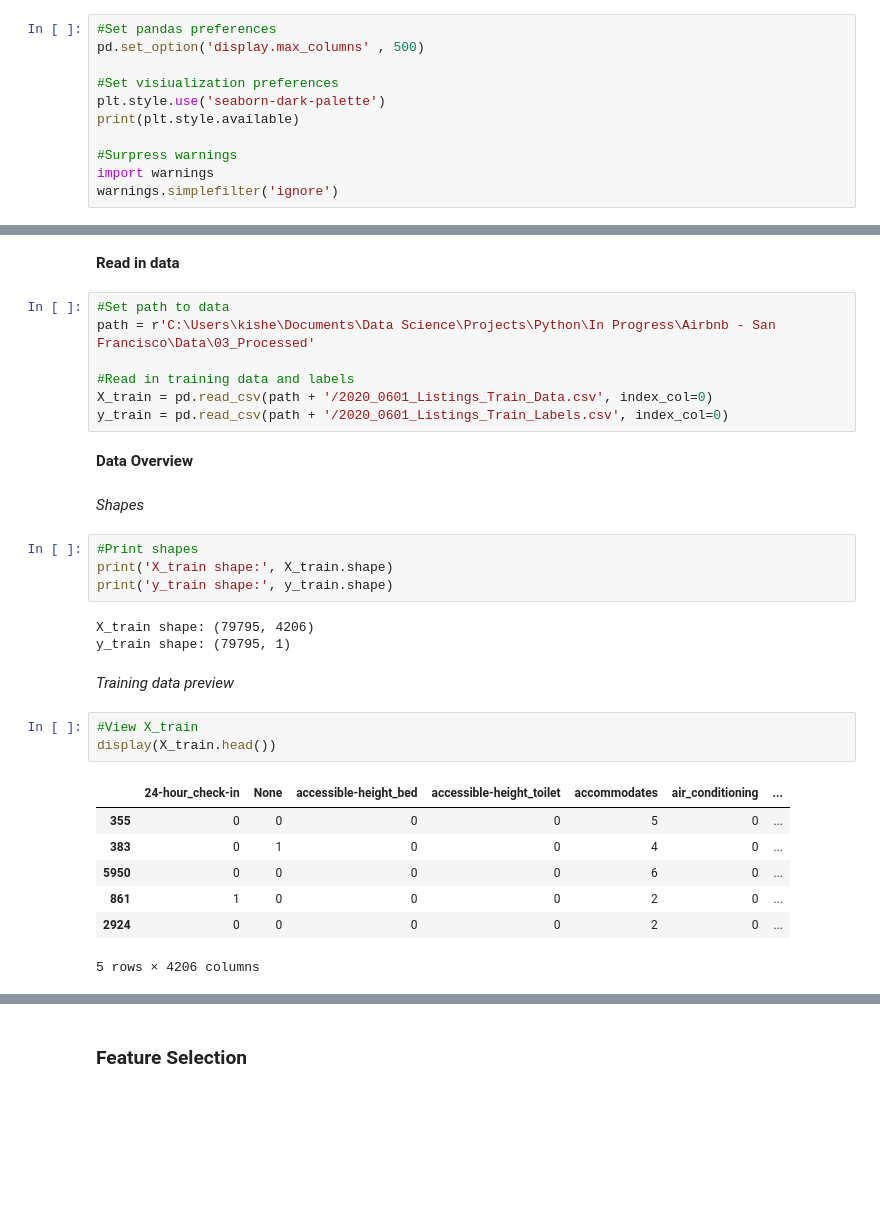
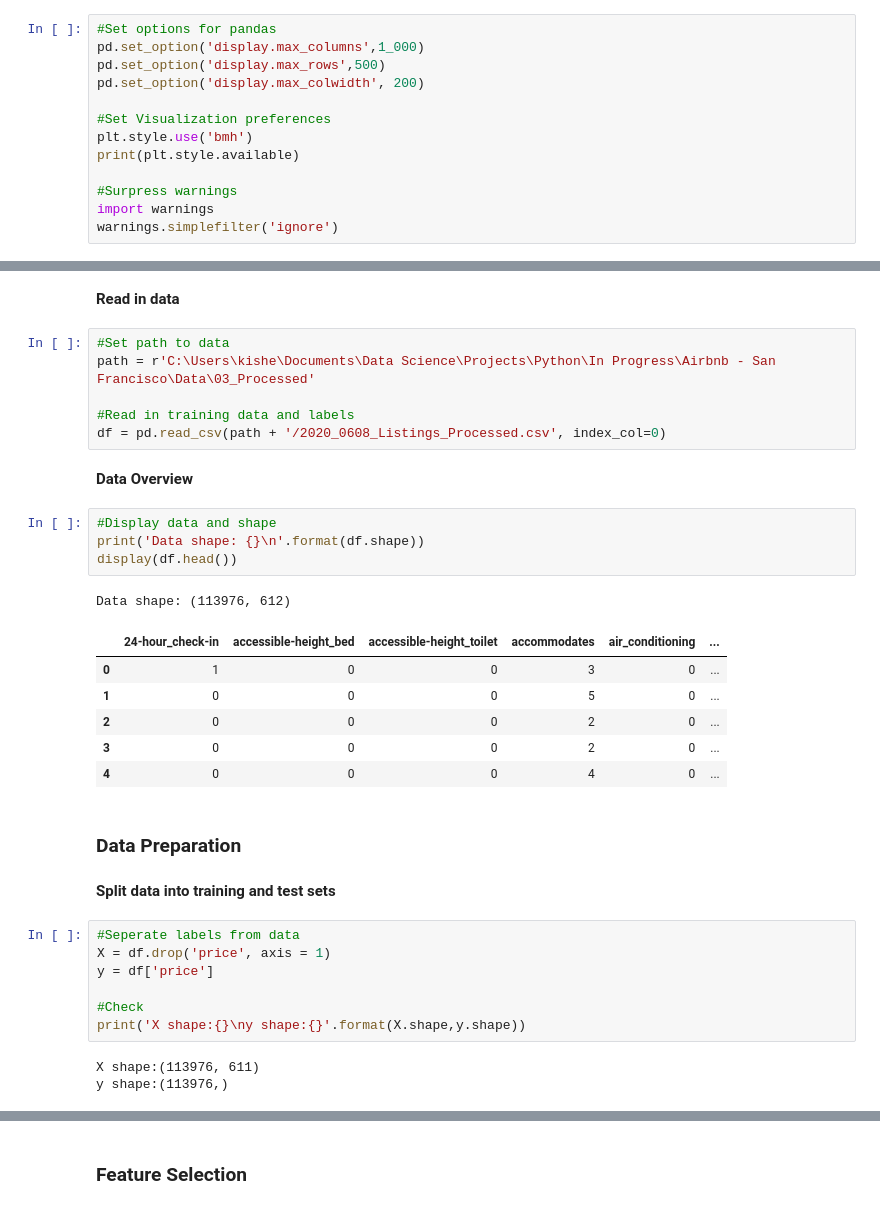
Before and after one commit to KishenSharma6/SF-Airbnb-Analysis, a Jupyter notebook: Project_Codes/04_Modeling/2020_0604_Listings_ML_Development.ipynb, the cells around one changed output, grey strips where cells are left out. Drawn from its saved outputs; the diff is of its cells as text; blank space fills up the shorter version.

```diff
--- a/Project_Codes/04_Modeling/2020_0604_Listings_ML_Development.ipynb
+++ b/Project_Codes/04_Modeling/2020_0604_Listings_ML_Development.ipynb
@@ -12,11 +12,13 @@ import sklearn
 # %% [markdown]
 **Set notebook preferences**
 # %%
-#Set pandas preferences
-pd.set_option('display.max_columns' , 500)
+#Set options for pandas
+pd.set_option('display.max_columns',1_000)
+pd.set_option('display.max_rows',500)
+pd.set_option('display.max_colwidth', 200)
 
-#Set visiualization preferences
-plt.style.use('seaborn-dark-palette')
+#Set Visualization preferences
+plt.style.use('bmh')
 print(plt.style.available)
 
 #Surpress warnings
@@ -31,29 +33,32 @@ warnings.simplefilter('ignore')
 path = r'C:\Users\kishe\Documents\Data Science\Projects\Python\In Progress\Airbnb - San Francisco\Data\03_Processed'
 
 #Read in training data and labels
-X_train = pd.read_csv(path + '/2020_0601_Listings_Train_Data.csv', index_col=0)
-y_train = pd.read_csv(path + '/2020_0601_Listings_Train_Labels.csv', index_col=0)
+df = pd.read_csv(path + '/2020_0608_Listings_Processed.csv', index_col=0)
 # %% [markdown]
 **Data Overview**
-# %% [markdown]
-*Shapes*
-# %%
-#Print shapes
-print('X_train shape:', X_train.shape)
-print('y_train shape:', y_train.shape)
-# %% [output]
-X_train shape: (79795, 4206)
-y_train shape: (79795, 1)
-# %% [markdown]
-*Training data preview*
-# %%
-#View X_train
-display(X_train.head())
-# %% [output]
-|  | 24-hour_check-in | None | accessible-height_bed | accessible-height_toilet | accommodates | air_conditioning | ... |
-| 355 | 0 | 0 | 0 | 0 | 5 | 0 | ... |
-| 383 | 0 | 1 | 0 | 0 | 4 | 0 | ... |
-| 5950 | 0 | 0 | 0 | 0 | 6 | 0 | ... |
-| 861 | 1 | 0 | 0 | 0 | 2 | 0 | ... |
-| 2924 | 0 | 0 | 0 | 0 | 2 | 0 | ... |
-5 rows × 4206 columns
+# %%
+#Display data and shape
+print('Data shape: {}\n'.format(df.shape))
+display(df.head())
+# %% [output]
+Data shape: (113976, 612)
+|  | 24-hour_check-in | accessible-height_bed | accessible-height_toilet | accommodates | air_conditioning | ... |
+| 0 | 1 | 0 | 0 | 3 | 0 | ... |
+| 1 | 0 | 0 | 0 | 5 | 0 | ... |
+| 2 | 0 | 0 | 0 | 2 | 0 | ... |
+| 3 | 0 | 0 | 0 | 2 | 0 | ... |
+| 4 | 0 | 0 | 0 | 4 | 0 | ... |
+# %% [markdown]
+### Data Preparation
+# %% [markdown]
+**Split data into training and test sets**
+# %%
+#Seperate labels from data
+X = df.drop('price', axis = 1)
+y = df['price']
+
+#Check
+print('X shape:{}\ny shape:{}'.format(X.shape,y.shape))
+# %% [output]
+X shape:(113976, 611)
+y shape:(113976,)
```
Also changed, not shown: parts of 15 cells of this notebook, 3 other files.
